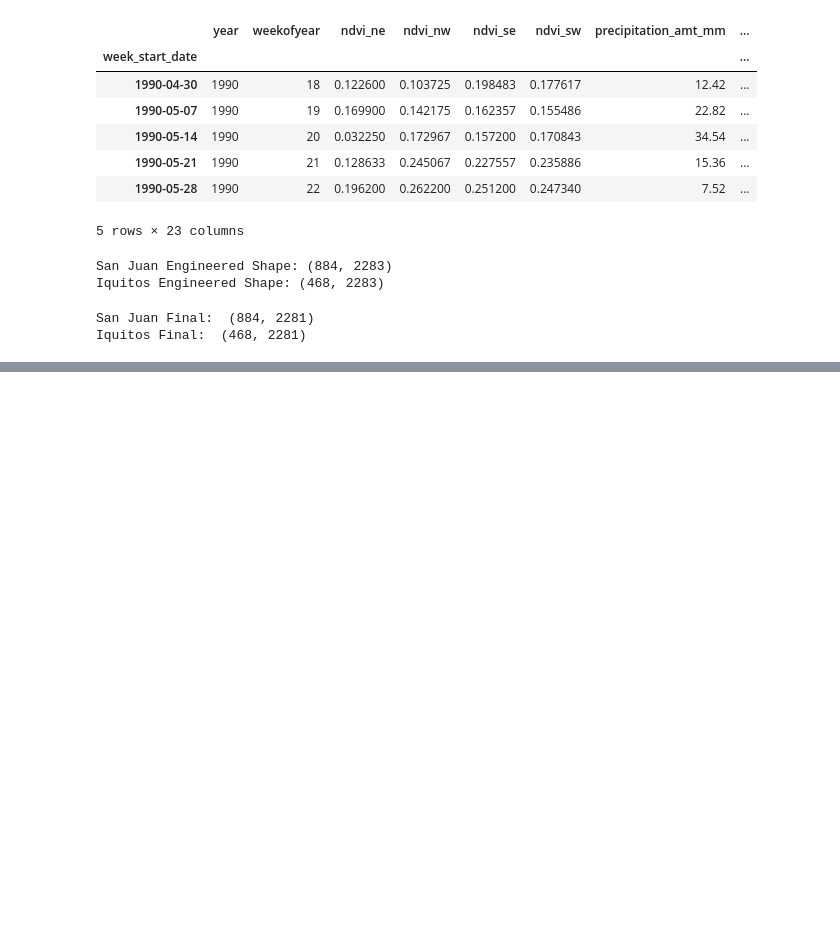
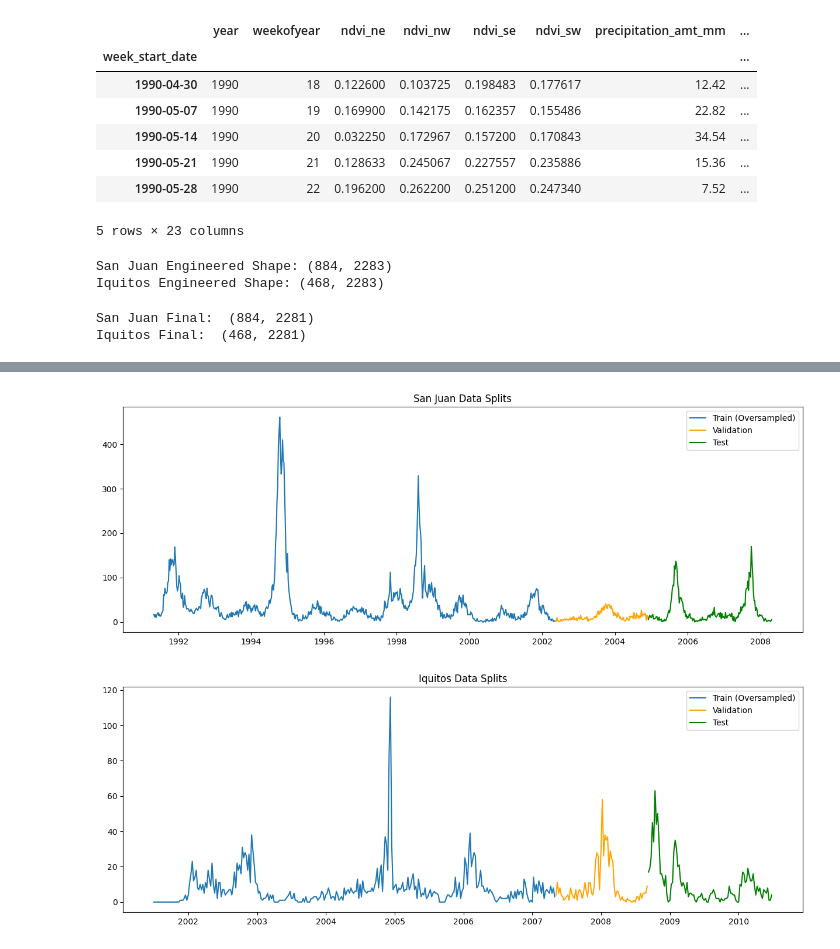
Before and after one commit to Tanalpoguz/term_project, a Jupyter notebook: code/xgboost.ipynb, the cells around one changed output, grey strips where cells are left out. Saved outputs shown, nothing was run; the diff lists cells and outputs as text; code cells hidden in the pictures; blank space fills up the shorter version.

```diff
--- a/code/xgboost.ipynb
+++ b/code/xgboost.ipynb
@@ -319,3 +386,20 @@ Iquitos Shapes (Train/Val/Test): (327, 24) (70, 24) (71, 24)
+# %%
+# VISUALIZE SPLITS
+
+def plot_splits(y_train, y_val, y_test, title):
+    plt.figure(figsize=(15, 5))
+    plt.plot(y_train.index, y_train, label='Train (Oversampled)')
+    plt.plot(y_val.index, y_val, label='Validation', color='orange')
+    plt.plot(y_test.index, y_test, label='Test', color='green')
+    plt.title(title)
+    plt.legend()
+    plt.show()
+
+plot_splits(y_train_sj, y_val_sj, y_test_sj, "San Juan Data Splits")
+plot_splits(y_train_iq, y_val_iq, y_test_iq, "Iquitos Data Splits")
+# %% [output]
+[figure, added]
+[figure, added]
 # %%
 # HYPERPARAMETER TUNING WITH GRID SEARCH (VALIDATION SET)
 from sklearn.model_selection import ParameterGrid
```
Also changed, not shown: parts of 7 cells of this notebook.
